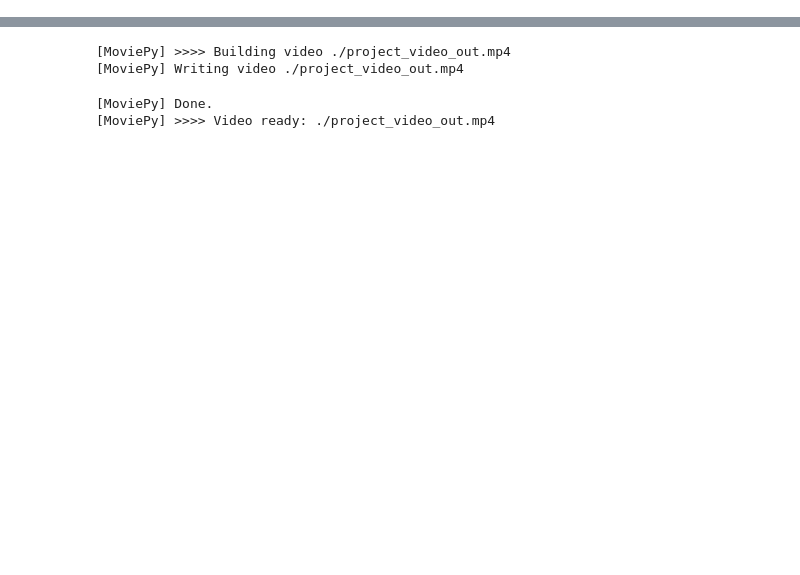
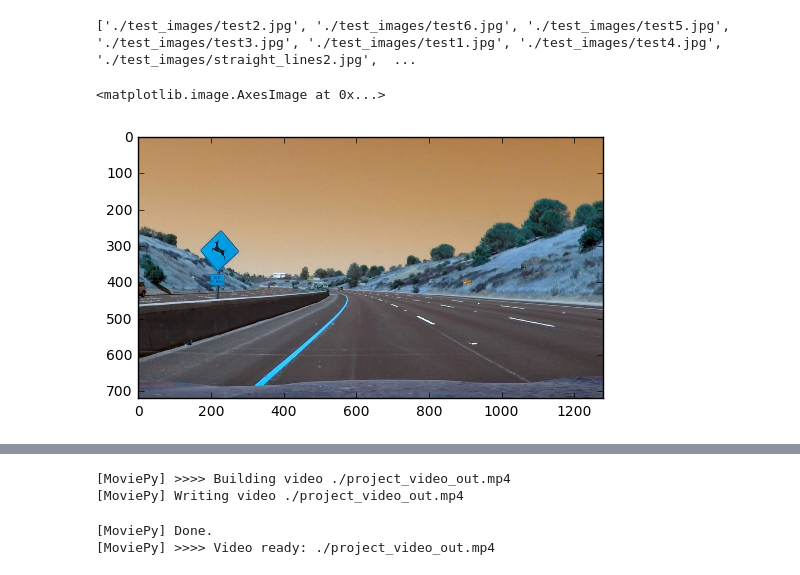
Before and after one commit to kuasha/Advanced-Lane-Lines, a Jupyter notebook: image_gen.ipynb, the cells around one changed output, grey strips where cells are left out. Drawn from its saved outputs; the diff is of its cells as text; code cells hidden in the pictures; blank space fills up the shorter version.

```diff
--- a/image_gen.ipynb
+++ b/image_gen.ipynb
@@ -47,0 +50,16 @@ def window_mask(width, height, img_ref, center, level):
+# %%
+import glob
+images1 = glob.glob("./test_images/test*.jpg")
+images2 = glob.glob("./test_images/straight*.jpg")
+images = images1 + images2
+
+print(images)
+# %% [output]
+['./test_images/test2.jpg', './test_images/test6.jpg', './test_images/test5.jpg', './test_images/test3.jpg', './test_images/test1.jpg', './test_images/test4.jpg', './test_images/straight_lines2.jpg',  ...
+# %%
+fname = images[0] # "./test2_images/Default Project_45.png"
+img = cv2.imread(fname)
+plt.imshow(img)
+# %% [output]
+<matplotlib.image.AxesImage at 0x...>
+[figure, added]
```
Also changed, not shown: parts of 20 cells of this notebook, 7 other files.
